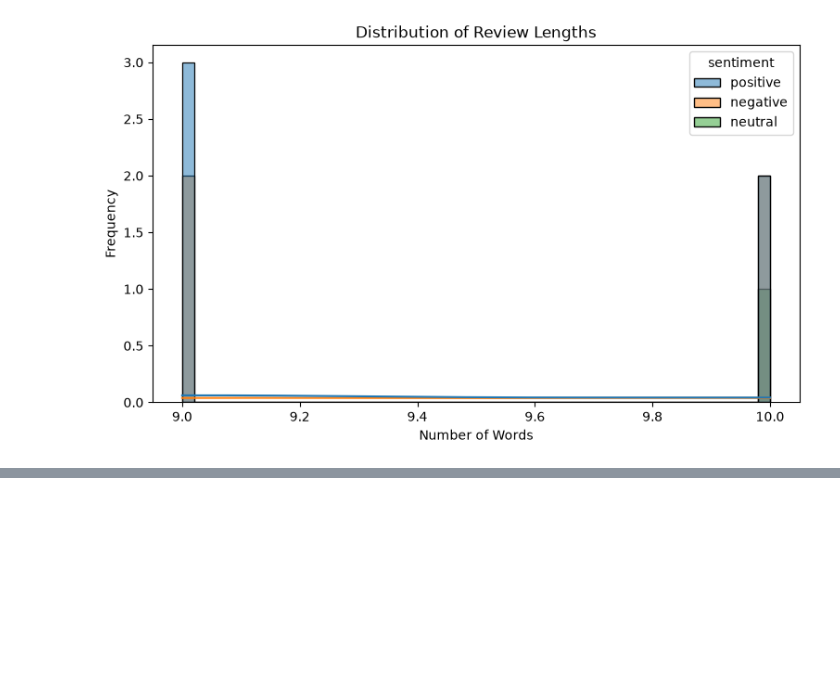
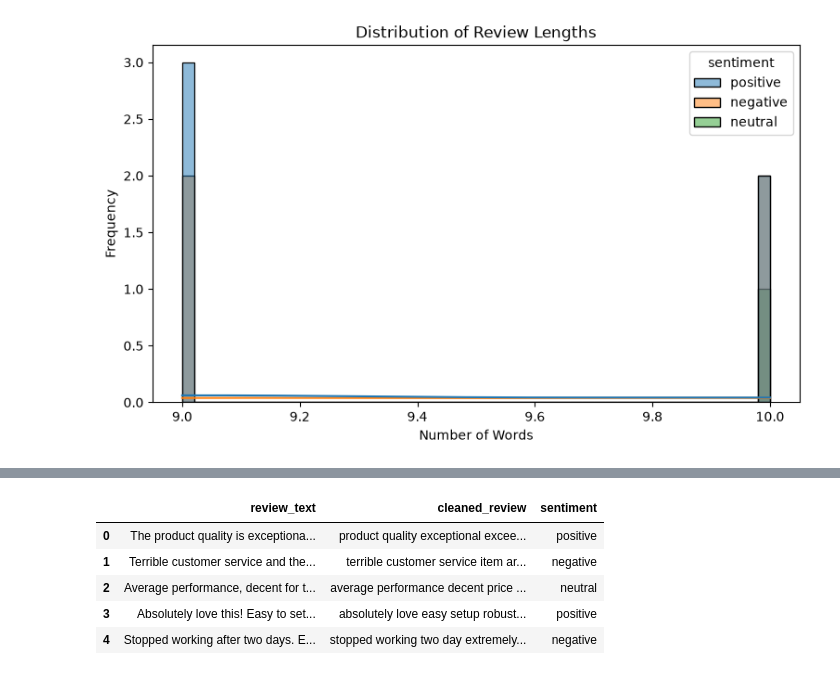
Before and after one commit to seelneas/Datheon_Machine_Learning_-_Data_Science_Internship, a Jupyter notebook: NLP_Sentiment_Classification_on_Customer_Reviews/sentiment_analysis.ipynb, the cells around one changed output, grey strips where cells are left out. Saved outputs shown, nothing was run; the diff lists cells and outputs as text; code cells hidden in the pictures; blank space fills up the shorter version.

```diff
--- a/NLP_Sentiment_Classification_on_Customer_Reviews/sentiment_analysis.ipynb
+++ b/NLP_Sentiment_Classification_on_Customer_Reviews/sentiment_analysis.ipynb
@@ -160,0 +163,37 @@ plt.show()
+# %%
+stop_words = set(stopwords.words('english'))
+
+# Preserve sentiment-related negation words
+stop_words = stop_words - {'not', 'no', 'nor'}
+
+lemmatizer = WordNetLemmatizer()
+# %%
+def preprocess_text(text):
+
+    # Convert text to string
+    text = str(text)
+
+    # Remove HTML tags
+    text = re.sub(r'<.*?>', ' ', text)
+
+    # Convert to lowercase
+    text = text.lower()
+
+    # Remove URLs
+    text = re.sub(r'http\S+|www\S+', ' ', text)
+
+    # Remove numbers, punctuation and special characters
+    text = re.sub(r'[^a-z\s]', ' ', text)
+
+    # Tokenization
+    tokens = word_tokenize(text)
+
+    # Remove stopwords and lemmatize
+    cleaned_tokens = [
+        lemmatizer.lemmatize(word)
+        for word in tokens
+        if word not in stop_words and len(word) > 1
+    ]
+
+    # Join tokens back into a sentence
+    return ' '.join(cleaned_tokens)
@@ -160,0 +223,11 @@ plt.show()
+# %%
+df['cleaned_review'] = df['review_text'].apply(preprocess_text)
+# %%
+df[['review_text', 'cleaned_review', 'sentiment']].head()
+# %% [output]
+|  | review_text | cleaned_review | sentiment |
+| 0 | The product quality is exceptiona... | product quality exceptional excee... | positive |
+| 1 | Terrible customer service and the... | terrible customer service item ar... | negative |
+| 2 | Average performance, decent for t... | average performance decent price ... | neutral |
+| 3 | Absolutely love this! Easy to set... | absolutely love easy setup robust... | positive |
+| 4 | Stopped working after two days. E... | stopped working two day extremely... | negative |
```
Also changed, not shown: parts of 12 cells of this notebook.
